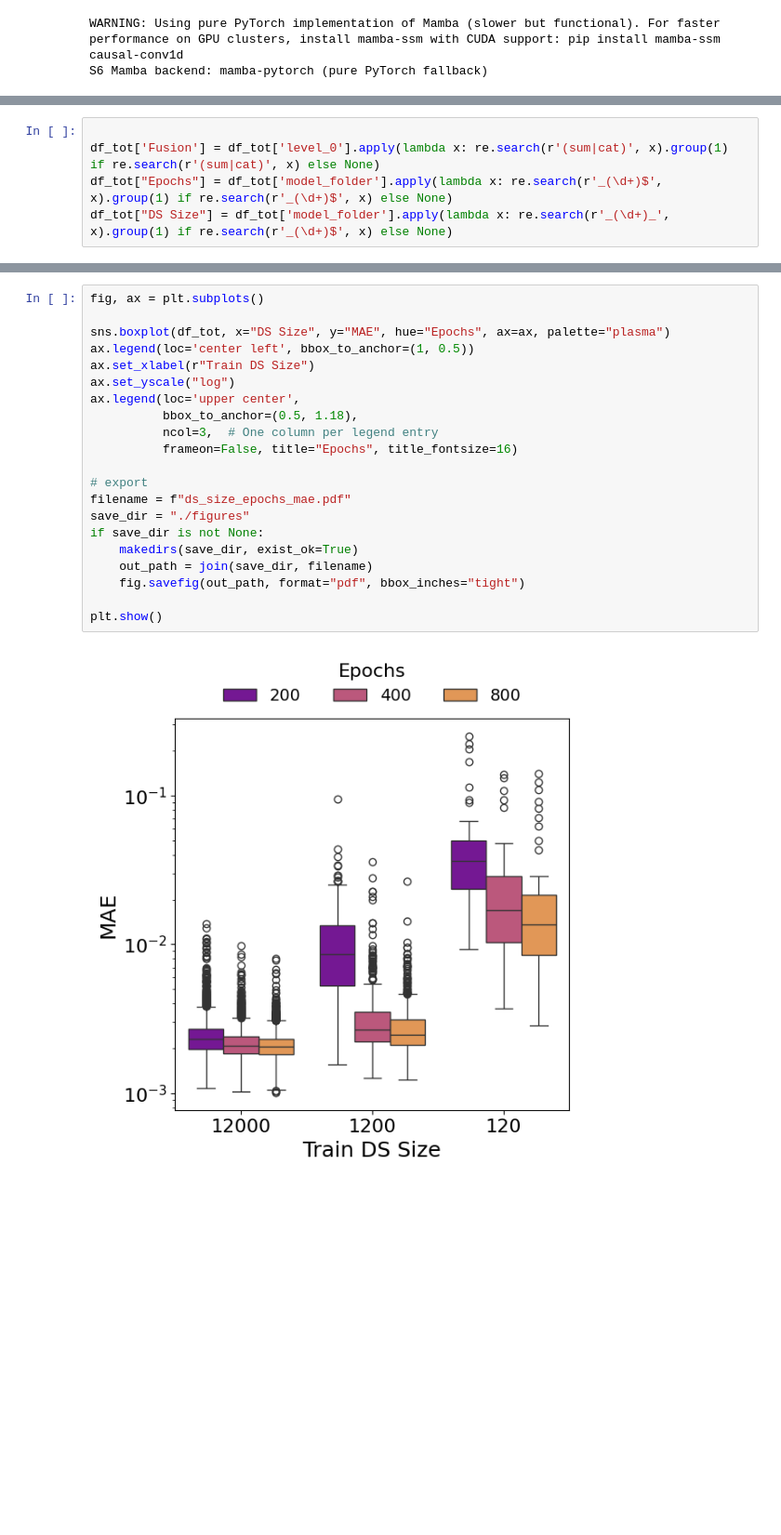
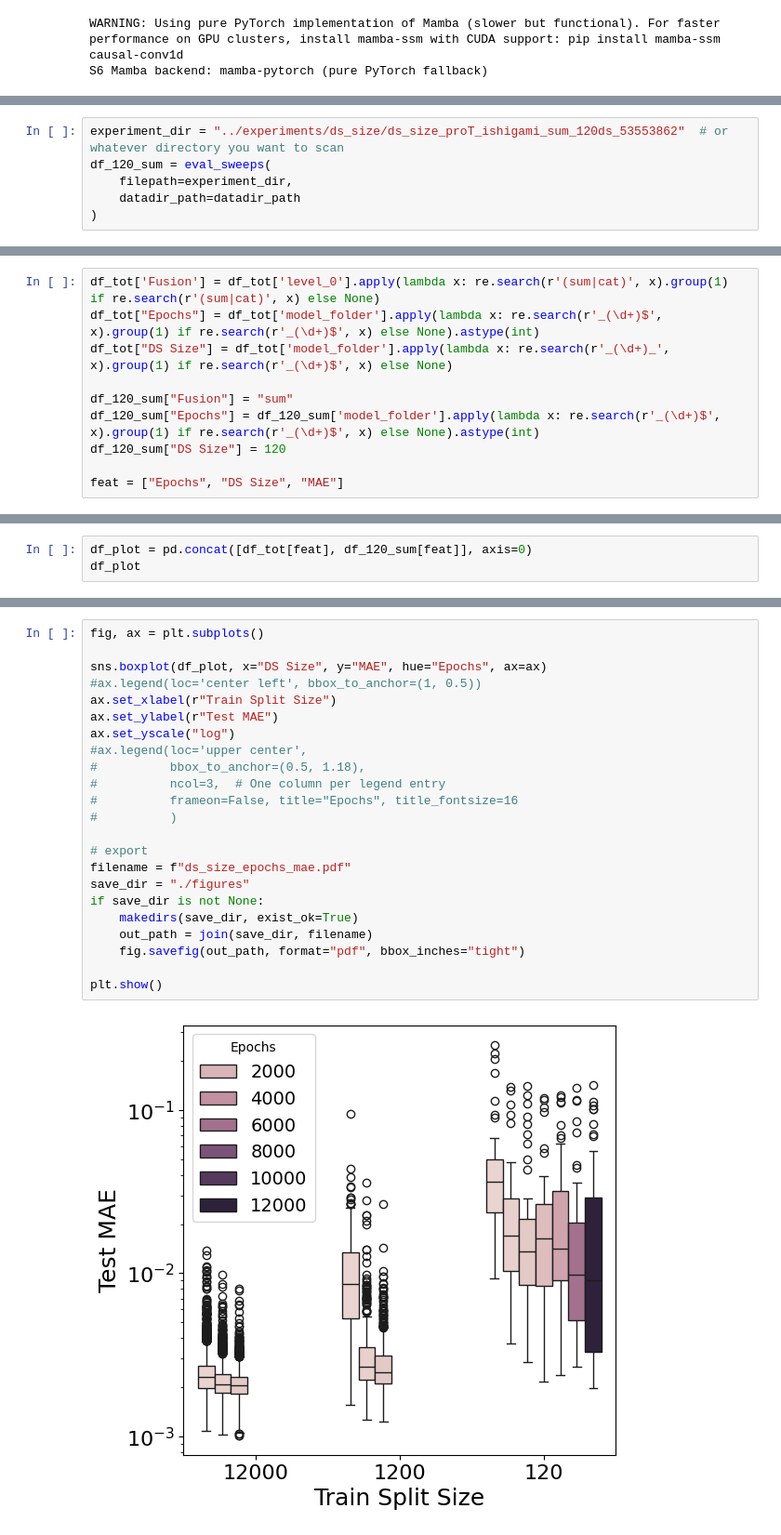
Before and after one commit to scipi1/proT, a Jupyter notebook: notebooks/nb_ds_size.ipynb, the cells around one changed output, grey strips where cells are left out. Shown at 93% size. Cells and saved outputs as stored; diff of their text form; blank space fills up the shorter version.

```diff
--- a/notebooks/nb_ds_size.ipynb
+++ b/notebooks/nb_ds_size.ipynb
@@ -151,0 +153,6 @@ df_tot
+# %%
+experiment_dir = "../experiments/ds_size/ds_size_proT_ishigami_sum_120ds_53553862"  # or whatever directory you want to scan
+df_120_sum = eval_sweeps(
+    filepath=experiment_dir,
+    datadir_path=datadir_path
+)
@@ -152,5 +234,10 @@ df_tot
 # %%
+df_tot['Fusion'] = df_tot['level_0'].apply(lambda x: re.search(r'(sum|cat)', x).group(1) if re.search(r'(sum|cat)', x) else None)
+df_tot["Epochs"] = df_tot['model_folder'].apply(lambda x: re.search(r'_(\d+)$', x).group(1) if re.search(r'_(\d+)$', x) else None).astype(int)
+df_tot["DS Size"] = df_tot['model_folder'].apply(lambda x: re.search(r'_(\d+)_', x).group(1) if re.search(r'_(\d+)$', x) else None)
 
-df_tot['Fusion'] = df_tot['level_0'].apply(lambda x: re.search(r'(sum|cat)', x).group(1) if re.search(r'(sum|cat)', x) else None)
-df_tot["Epochs"] = df_tot['model_folder'].apply(lambda x: re.search(r'_(\d+)$', x).group(1) if re.search(r'_(\d+)$', x) else None)
-df_tot["DS Size"] = df_tot['model_folder'].apply(lambda x: re.search(r'_(\d+)_', x).group(1) if re.search(r'_(\d+)$', x) else None)
+df_120_sum["Fusion"] = "sum"
+df_120_sum["Epochs"] = df_120_sum['model_folder'].apply(lambda x: re.search(r'_(\d+)$', x).group(1) if re.search(r'_(\d+)$', x) else None).astype(int)
+df_120_sum["DS Size"] = 120
+
+feat = ["Epochs", "DS Size", "MAE"]
@@ -172,0 +244,3 @@ df_tot
+# %%
+df_plot = pd.concat([df_tot[feat], df_120_sum[feat]], axis=0)
+df_plot
@@ -173,23 +261,25 @@ df_tot
 # %%
 fig, ax = plt.subplots()
 
-sns.boxplot(df_tot, x="DS Size", y="MAE", hue="Epochs", ax=ax, palette="plasma")
-ax.legend(loc='center left', bbox_to_anchor=(1, 0.5))
-ax.set_xlabel(r"Train DS Size")
+sns.boxplot(df_plot, x="DS Size", y="MAE", hue="Epochs", ax=ax)
+#ax.legend(loc='center left', bbox_to_anchor=(1, 0.5))
+ax.set_xlabel(r"Train Split Size")
+ax.set_ylabel(r"Test MAE")
 ax.set_yscale("log")
-ax.legend(loc='upper center',
-          bbox_to_anchor=(0.5, 1.18),
-          ncol=3,  # One column per legend entry
-          frameon=False, title="Epochs", title_fontsize=16)
+#ax.legend(loc='upper center',
+#          bbox_to_anchor=(0.5, 1.18),
+#          ncol=3,  # One column per legend entry
+#          frameon=False, title="Epochs", title_fontsize=16
+#          )
 
 # export
 filename = f"ds_size_epochs_mae.pdf"
 save_dir = "./figures"
 if save_dir is not None:
     makedirs(save_dir, exist_ok=True)
     out_path = join(save_dir, filename)
     fig.savefig(out_path, format="pdf", bbox_inches="tight")
 
 plt.show()
 # %% [output]
-[figure, old version]
+[figure, new version]
```
Also changed, not shown: parts of 14 cells of this notebook, 46 other files.
